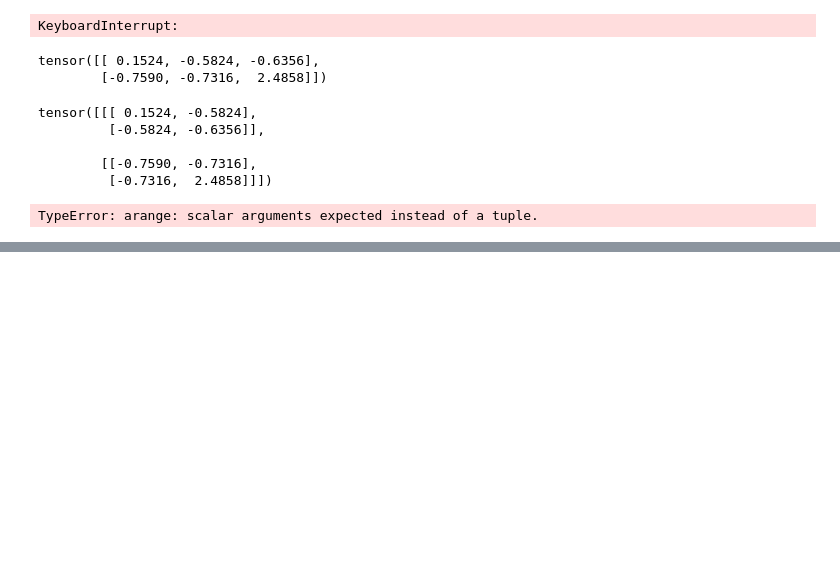
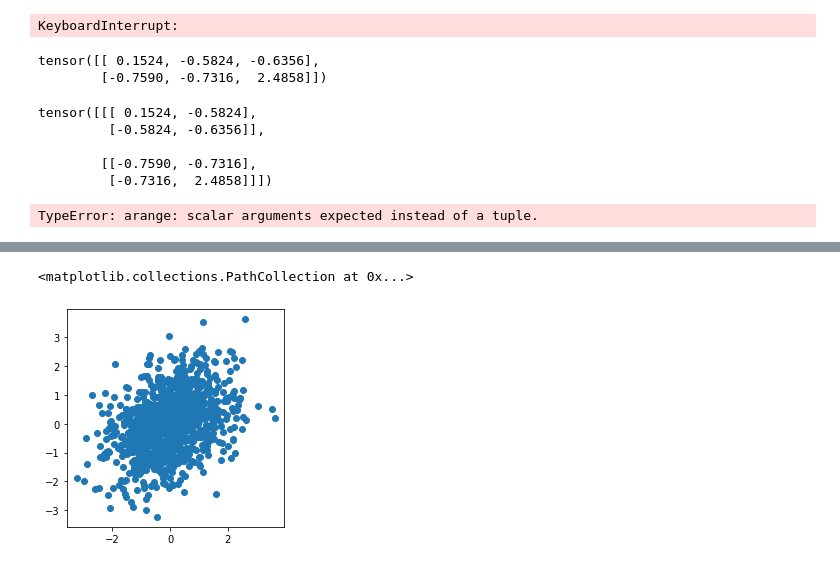
Before and after one commit to ysasano/gaii, a Jupyter notebook: check/gaii/exp_gaii_div.ipynb, the cells around one changed output, grey strips where cells are left out. Cells and saved outputs as stored; diff of their text form; code cells hidden in the pictures; blank space fills up the shorter version.

```diff
--- a/check/gaii/exp_gaii_div.ipynb
+++ b/check/gaii/exp_gaii_div.ipynb
@@ -126,0 +175,13 @@ plt.plot(data)
+# %%
+import test_data
+import importlib
+importlib.reload(test_data)
+import matplotlib.pyplot as plt
+
+data = test_data.var1()
+fig = plt.figure()
+plt.axes().set_aspect('equal')
+plt.scatter(data[:-1, 0], data[1:, 0])
+# %% [output]
+<matplotlib.collections.PathCollection at 0x...>
+[figure, added]
```
Also changed, not shown: parts of 6 cells of this notebook.
